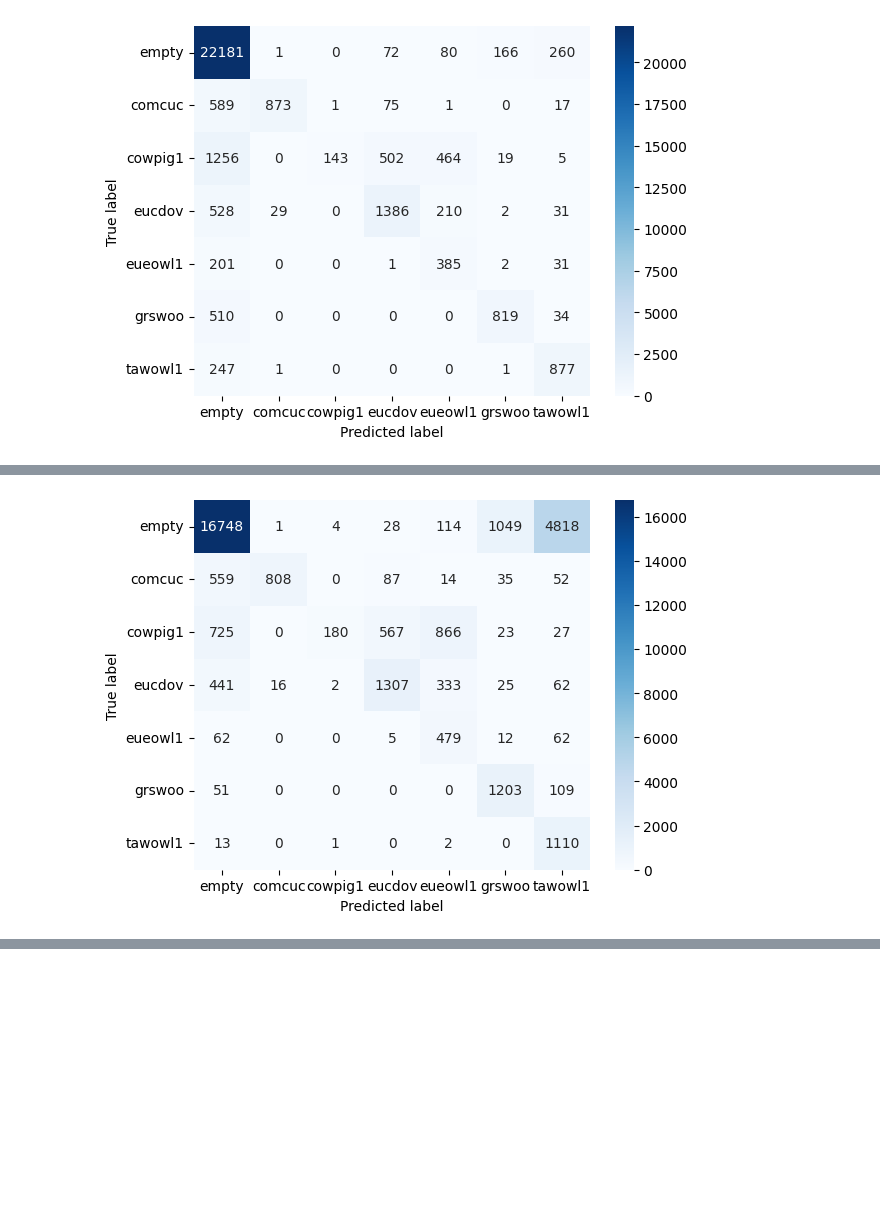
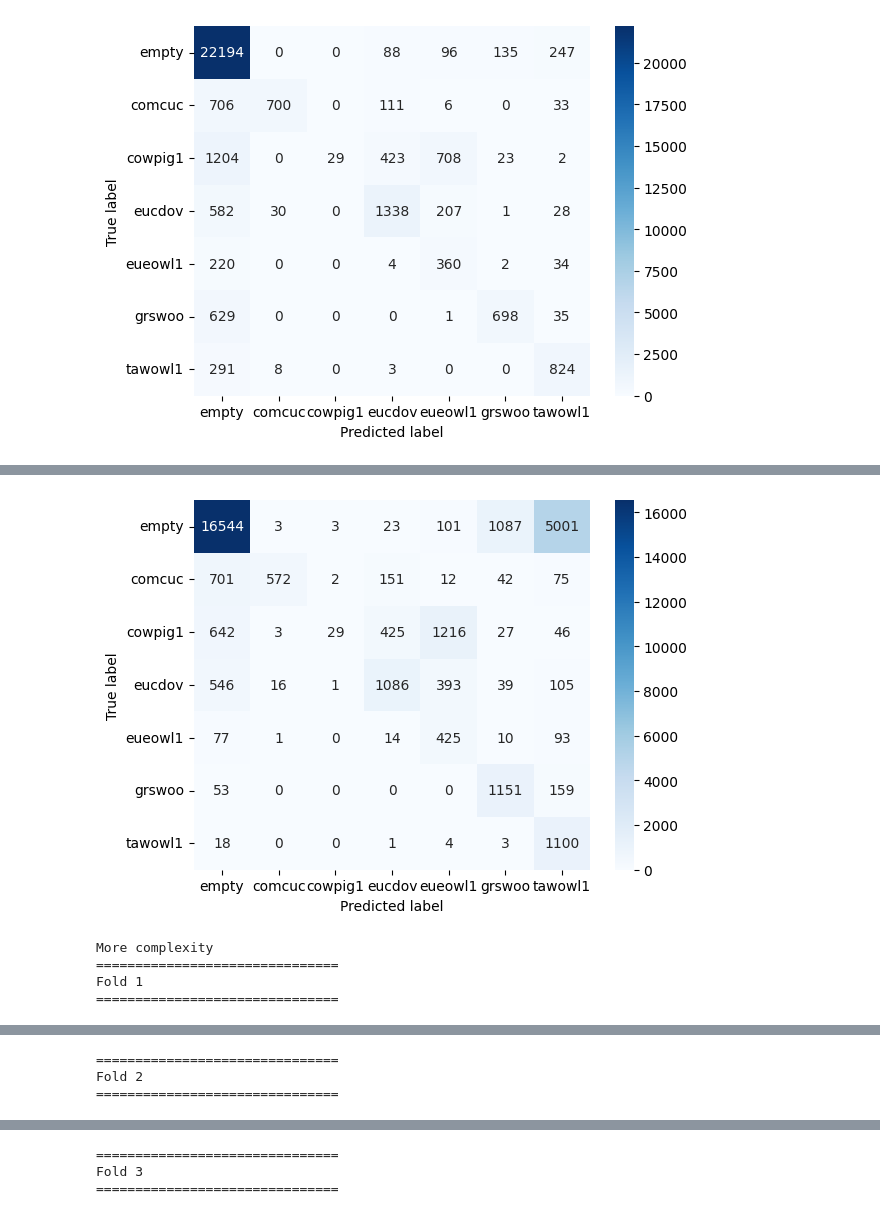
Before and after one commit to RedPill69/BirdTask, a Jupyter notebook: task02/nn.ipynb, the cells around one changed output, grey strips where cells are left out. Drawn from its saved outputs; the diff is of its cells as text; code cells hidden in the pictures; blank space fills up the shorter version.

```diff
--- a/task02/nn.ipynb
+++ b/task02/nn.ipynb
@@ -33,5 +22,5 @@ print(X_train_no_empty.shape, y_train_no_empty.shape, stratify_criterion_no_empt
 # %%
-def train(dataloader, model, loss_fn, optimizer):
+def train(dataloader, model, loss_fn, optimizer, show_progress):
     size = len(dataloader.dataset)
     for batch, (X, y) in enumerate(dataloader):
         # Compute prediction and loss
@@ -43,11 +32,11 @@ def train(dataloader, model, loss_fn, optimizer):
         loss.backward()
         optimizer.step()
 
-        if batch % 300 == 0:
+        if batch % 300 == 0 and show_progress:
             loss, current = loss.item(), (batch + 1) * len(X)
             print(f"loss: {loss:>7f}  [{current:>5d}/{size:>5d}]")
 
-def test(dataloader, model, loss_fn, draw_confusion, y_names):
+def test(dataloader, model, loss_fn, draw_confusion, y_names, show_progress):
     num_batches = len(dataloader)
     test_loss = 0
 
@@ -64,14 +53,15 @@ def test(dataloader, model, loss_fn, draw_confusion, y_names):
 
     test_loss /= num_batches
     accuracy /= num_batches
-    print(f"Accuracy: {accuracy:>8f} Avg loss: {test_loss:>8f} \n")
+    if show_progress:
+        print(f"Accuracy: {accuracy:>8f} Avg loss: {test_loss:>8f} \n")
     if draw_confusion:
         sns.heatmap(confusion, annot=True, cmap='Blues', xticklabels=y_names, yticklabels=y_names, fmt="d")
         plt.ylabel('True label')
         plt.xlabel('Predicted label')
         plt.show(block=False)
 
-def eval(model, X, y, y_names, criterion, epochs):
+def eval(model_fn, X, y, y_names, criterion, epochs, show_progress):
     skf = StratifiedKFold(3)
     scaler = StandardScaler()
     device = 'cuda' if torch.cuda.is_available() else 'cpu'
@@ -96,7 +86,7 @@ def eval(model, X, y, y_names, criterion, epochs):
         y_validate = np.eye(np.max(y)+1)[y_validate]
         y_validate = torch.Tensor(y_validate).to(device)
 
-        model = model.to(device)
+        model = model_fn(None).to(device)
 
         train_dataloader = DataLoader(TensorDataset(X_fold, y_fold), batch_size=64)
         test_dataset = TensorDataset(X_validate, y_validate)
@@ -104,12 +94,13 @@ def eval(model, X, y, y_names, criterion, epochs):
         optimizer = torch.optim.SGD(model.parameters(), lr=0.01)
         loss_fn = nn.CrossEntropyLoss().to(device)
         for t in range(epochs):
-            print(f"Epoch {t+1}\n-------------------------------")
-            train(train_dataloader, model, loss_fn, optimizer)
-            test(test_dataloader, model, loss_fn, t == epochs-1, y_names)
+            if show_progress:
+                print(f"Epoch {t+1}\n-------------------------------")
+            train(train_dataloader, model, loss_fn, optimizer, show_progress)
+            test(test_dataloader, model, loss_fn, t == epochs-1, y_names, show_progress)
 # %%
 #Testing on entire dataset leads to massive bias towards empty class
-model = nn.Sequential(
+model = lambda _: nn.Sequential(
         nn.Linear(548, 256),
         nn.ReLU(),
         nn.Linear(256, 256),
@@ -117,7 +108,21 @@ model = nn.Sequential(
         nn.Linear(256, 7)
     )
 
-eval(model, X_train, y_train, ['empty', 'comcuc', 'cowpig1', 'eucdov', 'eueowl1', 'grswoo', 'tawowl1'], stratify_criterion, 8)
+eval(model, X_train, y_train, ['empty', 'comcuc', 'cowpig1', 'eucdov', 'eueowl1', 'grswoo', 'tawowl1'], stratify_criterion, 10, False)
+
+print("More complexity")
+
+model = lambda _: nn.Sequential(
+        nn.Linear(548, 512),
+        nn.ReLU(),
+        nn.Linear(512, 256),
+        nn.ReLU(),
+        nn.Linear(256, 128),
+        nn.ReLU(),
+        nn.Linear(128, 7)
+    )
+
+eval(model, X_train, y_train, ['empty', 'comcuc', 'cowpig1', 'eucdov', 'eueowl1', 'grswoo', 'tawowl1'], stratify_criterion, 15, False)
 # %% [output]
 ===============================
 Fold 1
@@ -157,4 +134,4 @@ Accuracy: 0.833250 Avg loss: 0.512774
-[figure, old version]
+[figure, new version]
 ===============================
 Fold 3
 ===============================
@@ -175 +138,5 @@ Accuracy: 0.682344 Avg loss: 1.045702
-[figure, old version]
+[figure, new version]
+More complexity
+===============================
+Fold 1
+===============================
@@ -175,0 +144,3 @@ Accuracy: 0.682344 Avg loss: 1.045702
+===============================
+Fold 2
+===============================
@@ -175,0 +148,3 @@ Accuracy: 0.682344 Avg loss: 1.045702
+===============================
+Fold 3
+===============================
```
Also changed, not shown: parts of 7 cells of this notebook, 1 other file.
